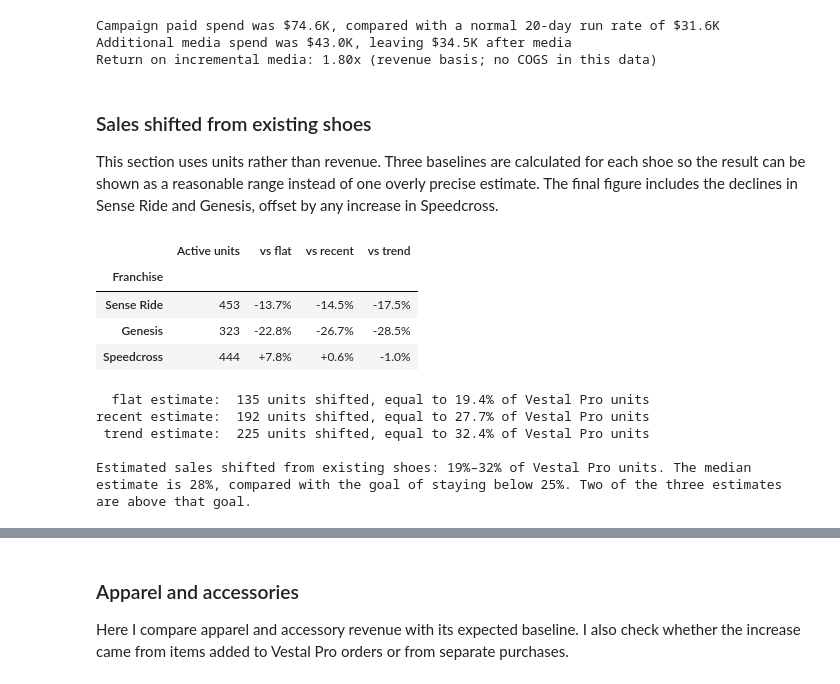
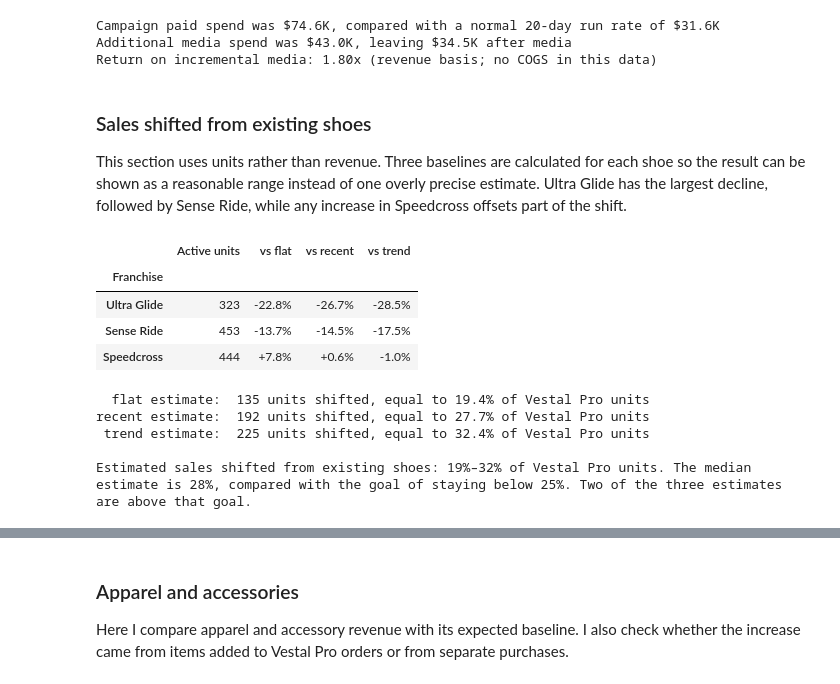
Before and after one commit to andersone17/salomon_case, a Jupyter notebook: notebooks/campaign_analysis.ipynb, the cells around one changed output, grey strips where cells are left out. Cells and saved outputs as stored; diff of their text form; code cells hidden in the pictures.

Commit message:
added ultra glide shoe

```diff
--- a/notebooks/campaign_analysis.ipynb
+++ b/notebooks/campaign_analysis.ipynb
@@ -152,7 +152,7 @@ ACT_END = pd.Timestamp("2026-06-20")
 POST_END = pd.Timestamp("2026-07-20")
 ACTIVE_DAYS = 20
 
-EXISTING_FRANCHISES = ["Sense Ride", "Genesis", "Speedcross"]
+EXISTING_FRANCHISES = ["Ultra Glide", "Sense Ride", "Speedcross"]
 ADJACENT = ["Trail Apparel", "Trail Accessories"]
 PAID_CHANNELS = ["Email", "SMS", "Paid Social", "Paid Search", "Affiliate"]
 
@@ -380,7 +380,7 @@ Return on incremental media: 1.80x (revenue basis; no COGS in this data)
 # %% [markdown]
 ### Sales shifted from existing shoes
 
-This section uses units rather than revenue. Three baselines are calculated for each shoe so the result can be shown as a reasonable range instead of one overly precise estimate. The final figure includes the declines in Sense Ride and Genesis, offset by any increase in Speedcross.
+This section uses units rather than revenue. Three baselines are calculated for each shoe so the result can be shown as a reasonable range instead of one overly precise estimate. Ultra Glide has the largest decline, followed by Sense Ride, while any increase in Speedcross offsets part of the shift.
 # %%
 def unit_baselines(franchise):
     frame = products[products["franchise"] == franchise]
@@ -391,36 +391,41 @@ def unit_baselines(franchise):
         "observed": active_units,
         "flat": pre["units_sold"].mean() * ACTIVE_DAYS,
         "recent": pre[pre["date"] > PRE_END - pd.Timedelta(days=28)]["units_sold"].mean() * ACTIVE_DAYS,
         "trend": trend_frame[trend_frame["campaign_phase"] == "Active campaign"]["expected"].sum(),
     }
 
 specs = {fr: unit_baselines(fr) for fr in EXISTING_FRANCHISES}
 spec_names = ["flat", "recent", "trend"]
+unit_change_by_spec = {
+    spec: {fr: specs[fr]["observed"] / specs[fr][spec] - 1 for fr in EXISTING_FRANCHISES}
+    for spec in spec_names
+}
+assert all(min(changes, key=changes.get) == "Ultra Glide" for changes in unit_change_by_spec.values())
 
 detail = pd.DataFrame({
     "Franchise": EXISTING_FRANCHISES,
     "Active units": [specs[fr]["observed"] for fr in EXISTING_FRANCHISES],
 }).set_index("Franchise")
 for spec in spec_names:
     detail[f"vs {spec}"] = [f"{specs[fr]['observed'] / specs[fr][spec] - 1:+.1%}" for fr in EXISTING_FRANCHISES]
 display(detail)
 
 rates = {}
 for spec in spec_names:
-    displaced = sum(max(specs[fr][spec] - specs[fr]["observed"], 0) for fr in ["Sense Ride", "Genesis"])
+    displaced = sum(max(specs[fr][spec] - specs[fr]["observed"], 0) for fr in ["Sense Ride", "Ultra Glide"])
     gained = max(specs["Speedcross"]["observed"] - specs["Speedcross"][spec], 0)
     rates[spec] = (displaced - gained) / vestal_units
     print(f"{spec:>6} estimate: {displaced - gained:>4.0f} units shifted, equal to {rates[spec]:.1%} of Vestal Pro units")
 
 rate_range = (min(rates.values()), max(rates.values()))
 print(f"\nEstimated sales shifted from existing shoes: {rate_range[0]:.0%}–{rate_range[1]:.0%} of Vestal Pro units. "
       f"The median estimate is {np.median(list(rates.values())):.0%}, compared with the goal of staying below 25%. "
       f"Two of the three estimates are above that goal.")
 # %% [output]
 |  | Active units | vs flat | vs recent | vs trend |
 | Franchise |  |  |  |  |
+| Ultra Glide | 323 | -22.8% | -26.7% | -28.5% |
 | Sense Ride | 453 | -13.7% | -14.5% | -17.5% |
-| Genesis | 323 | -22.8% | -26.7% | -28.5% |
 | Speedcross | 444 | +7.8% | +0.6% | -1.0% |
   flat estimate:  135 units shifted, equal to 19.4% of Vestal Pro units
 recent estimate:  192 units shifted, equal to 27.7% of Vestal Pro units
```
Also changed, not shown: parts of 6 cells of this notebook, 10 other files.
